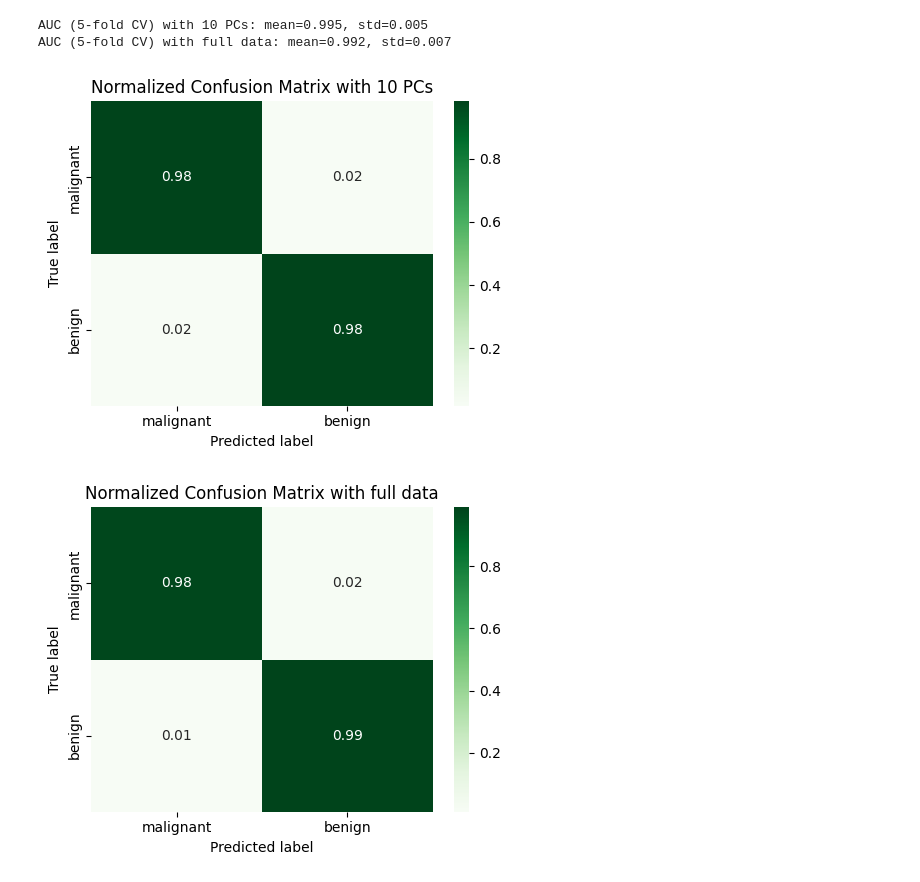
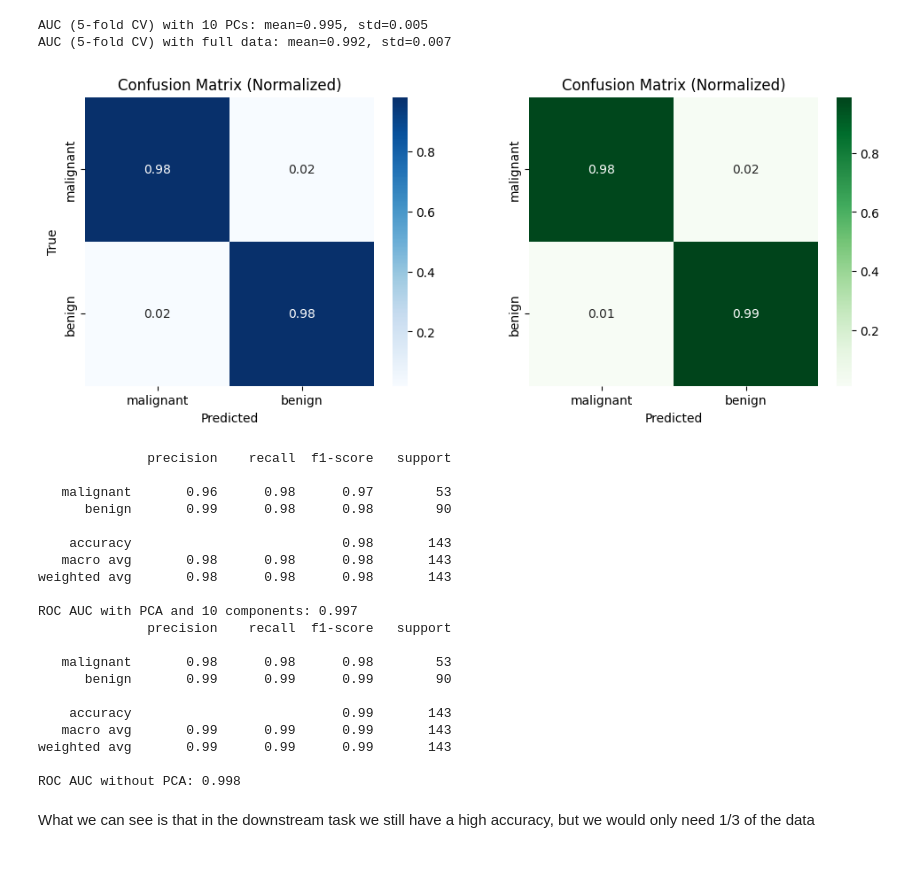
Before and after one commit to undjacob/Advanced-Data-Analysis-and-AI-Course-MCI, a Jupyter notebook: Priciple_Component_Analysis_and_Priciple_Movement/01_a_Lecture_PCA_Cancer.ipynb, the cells around one changed output. Cells and saved outputs as stored; diff of their text form; code cells hidden in the pictures.

```diff
--- a/Priciple_Component_Analysis_and_Priciple_Movement/01_a_Lecture_PCA_Cancer.ipynb
+++ b/Priciple_Component_Analysis_and_Priciple_Movement/01_a_Lecture_PCA_Cancer.ipynb
@@ -209,53 +209,80 @@ k = (cum_explained < 0.95).sum() + 1
 X_train, X_test, y_train, y_test = train_test_split(
     X_scaled, y, test_size=0.25, random_state=42, stratify=y
 )
 
 # Fit PCA on training data only, then transform train and test
 pca_k = PCA(n_components=k, random_state=42)
 X_train_k = pca_k.fit_transform(X_train)
 X_test_k  = pca_k.transform(X_test)
 
 # Train a simple classifier
 clf_with_PCA = LogisticRegression(max_iter=2000)
 clf_with_PCA.fit(X_train_k, y_train)
 
 # Train a simple classifier
 clf_without_PCA = LogisticRegression(max_iter=2000)
 clf_without_PCA.fit(X_train, y_train)
 
 # Predictions
 y_pred_with_PCA = clf_with_PCA.predict(X_test_k)
 y_proba_with_PCA = clf_with_PCA.predict_proba(X_test_k)[:, 1]
 y_pred_without_PCA = clf_without_PCA.predict(X_test)
 y_proba_without_PCA = clf_without_PCA.predict_proba(X_test)[:, 1]
 
 # Confusion matrix (labels: 0 = malignant, 1 = benign)
 cm_with_PCA = confusion_matrix(y_test, y_pred_with_PCA, labels=[0, 1])
 cm_without_PCA = confusion_matrix(y_test, y_pred_without_PCA, labels=[0, 1])
 
-# Optional: normalized confusion matrix
-cm_norm_with_PCA = cm_with_PCA / cm_with_PCA.sum(axis=1, keepdims=True)
-plt.figure(figsize=(5,4))
-sns.heatmap(cm_norm_with_PCA, annot=True, fmt='.2f', cmap='Greens',
+cm_with_PCA_norm = cm_with_PCA / cm_with_PCA.sum(axis=1, keepdims=True)
+cm_without_PCA_norm = cm_without_PCA / cm_without_PCA.sum(axis=1, keepdims=True)
+
+fig, axes = plt.subplots(1, 2, figsize=(10, 4), constrained_layout=True)
+
+sns.heatmap(cm_with_PCA_norm, annot=True, fmt='.2f', cmap='Blues',
             xticklabels=['malignant','benign'],
-            yticklabels=['malignant','benign'])
-plt.xlabel('Predicted label')
-plt.ylabel('True label')
-plt.title(f'Normalized Confusion Matrix with {k} PCs')
-plt.tight_layout()
+            yticklabels=['malignant','benign'],
+            square=True, cbar=True, ax=axes[0])
+axes[0].set_title('Confusion Matrix (Normalized)')
+axes[0].set_xlabel('Predicted')
+axes[0].set_ylabel('True')
+
+sns.heatmap(cm_without_PCA_norm, annot=True, fmt='.2f', cmap='Greens',
+            xticklabels=['malignant','benign'],
+            yticklabels=['malignant','benign'],
+            square=True, cbar=True, ax=axes[1])
+axes[1].set_title('Confusion Matrix (Normalized)')
+axes[1].set_xlabel('Predicted')
+axes[1].set_ylabel('')
+
 plt.show()
-
-# Optional: normalized confusion matrix
-cm_norm_without_PCA = cm_without_PCA / cm_without_PCA.sum(axis=1, keepdims=True)
-plt.figure(figsize=(5,4))
-sns.heatmap(cm_norm_without_PCA, annot=True, fmt='.2f', cmap='Greens',
-            xticklabels=['malignant','benign'],
-            yticklabels=['malignant','benign'])
-plt.xlabel('Predicted label')
-plt.ylabel('True label')
-plt.title(f'Normalized Confusion Matrix with full data')
-plt.tight_layout()
-plt.show()
 # %% [output]
-[figure, old version]
+[figure, new version]
-[figure, removed]
+# %%
+# Summary metrics
+print(classification_report(y_test, y_pred_with_PCA, target_names=['malignant','benign']))
+print(f"ROC AUC with PCA and {k} components: {roc_auc_score(y_test, y_proba_with_PCA):.3f}")
+print(classification_report(y_test, y_pred_without_PCA, target_names=['malignant','benign']))
+print(f"ROC AUC without PCA: {roc_auc_score(y_test, y_proba_without_PCA):.3f}")
+# %% [output]
+              precision    recall  f1-score   support
+
+   malignant       0.96      0.98      0.97        53
+      benign       0.99      0.98      0.98        90
+
+    accuracy                           0.98       143
+   macro avg       0.98      0.98      0.98       143
+weighted avg       0.98      0.98      0.98       143
+
+ROC AUC with PCA and 10 components: 0.997
+              precision    recall  f1-score   support
+
+   malignant       0.98      0.98      0.98        53
+      benign       0.99      0.99      0.99        90
+
+    accuracy                           0.99       143
+   macro avg       0.99      0.99      0.99       143
+weighted avg       0.99      0.99      0.99       143
+
+ROC AUC without PCA: 0.998
+# %% [markdown]
+What we can see is that in the downstream task we still have a high accuracy, but we would only need 1/3 of the data
```
Also changed, not shown: 1 other file.
